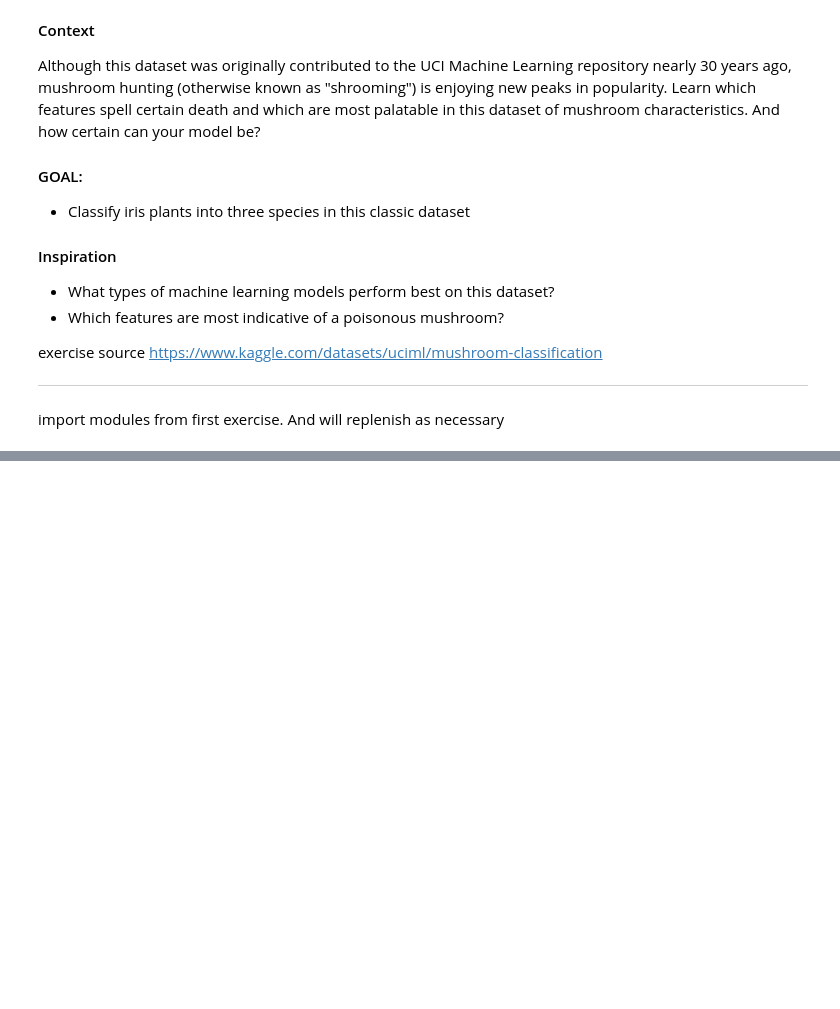
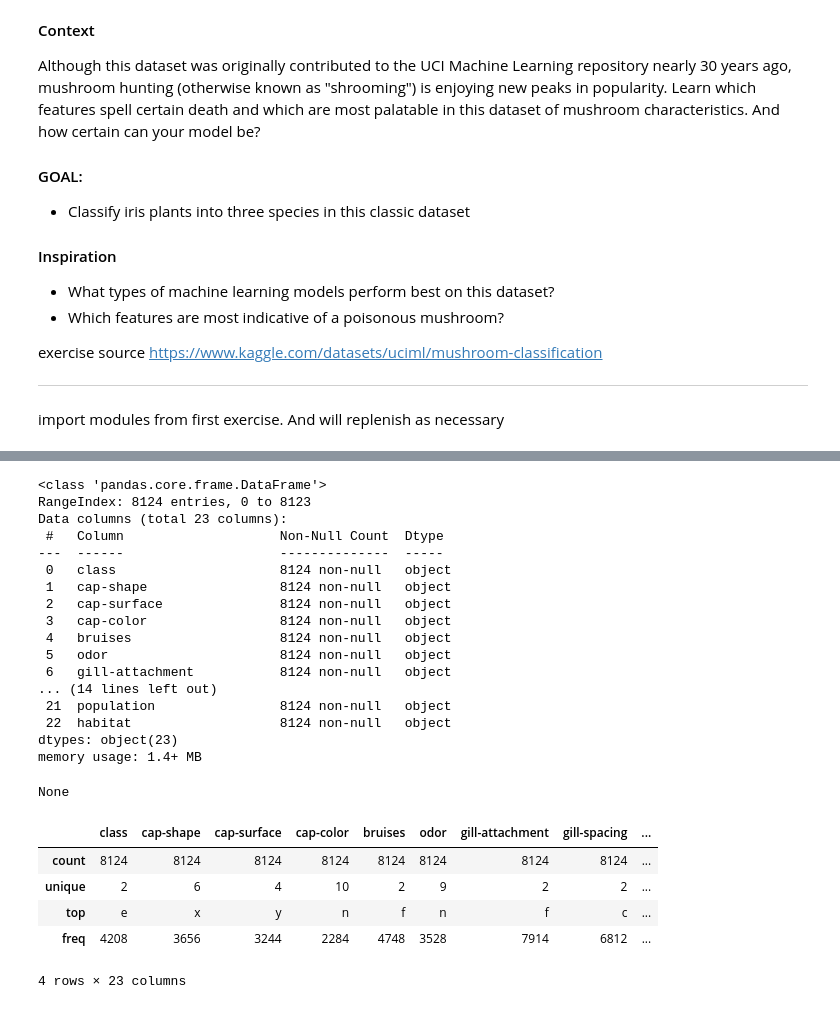
Before and after one commit to Arthurolaf/my_kaggle_practicum, a Jupyter notebook: Beginer/Mushroom Classification/pb_Mushroom_Classification_eng.ipynb, the cells around one changed output, grey strips where cells are left out. Cells and saved outputs as stored; diff of their text form; code cells hidden in the pictures; blank space fills up the shorter version.

```diff
--- a/Beginer/Mushroom Classification/pb_Mushroom_Classification_eng.ipynb
+++ b/Beginer/Mushroom Classification/pb_Mushroom_Classification_eng.ipynb
@@ -37,0 +88,28 @@ from sklearn.metrics import classification_report
+# %%
+display(df.info())
+display(df.describe())
+# %% [output]
+<class 'pandas.core.frame.DataFrame'>
+RangeIndex: 8124 entries, 0 to 8123
+Data columns (total 23 columns):
+ #   Column                    Non-Null Count  Dtype
+---  ------                    --------------  -----
+ 0   class                     8124 non-null   object
+ 1   cap-shape                 8124 non-null   object
+ 2   cap-surface               8124 non-null   object
+ 3   cap-color                 8124 non-null   object
+ 4   bruises                   8124 non-null   object
+ 5   odor                      8124 non-null   object
+ 6   gill-attachment           8124 non-null   object
+... (14 lines left out)
+ 21  population                8124 non-null   object
+ 22  habitat                   8124 non-null   object
+dtypes: object(23)
+memory usage: 1.4+ MB
+None
+|  | class | cap-shape | cap-surface | cap-color | bruises | odor | gill-attachment | gill-spacing | ... |
+| count | 8124 | 8124 | 8124 | 8124 | 8124 | 8124 | 8124 | 8124 | ... |
+| unique | 2 | 6 | 4 | 10 | 2 | 9 | 2 | 2 | ... |
+| top | e | x | y | n | f | n | f | c | ... |
+| freq | 4208 | 3656 | 3244 | 2284 | 4748 | 3528 | 7914 | 6812 | ... |
+4 rows × 23 columns
```
Also changed, not shown: parts of 16 cells of this notebook, 4 other files.
